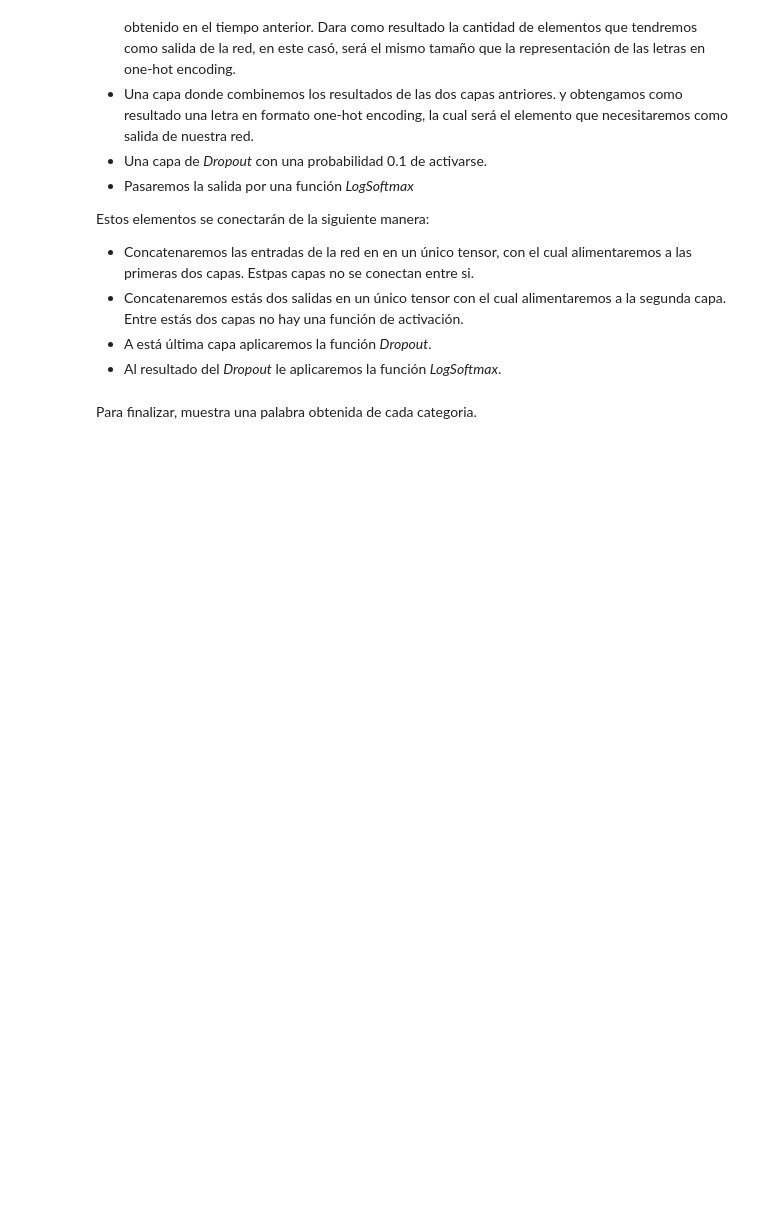
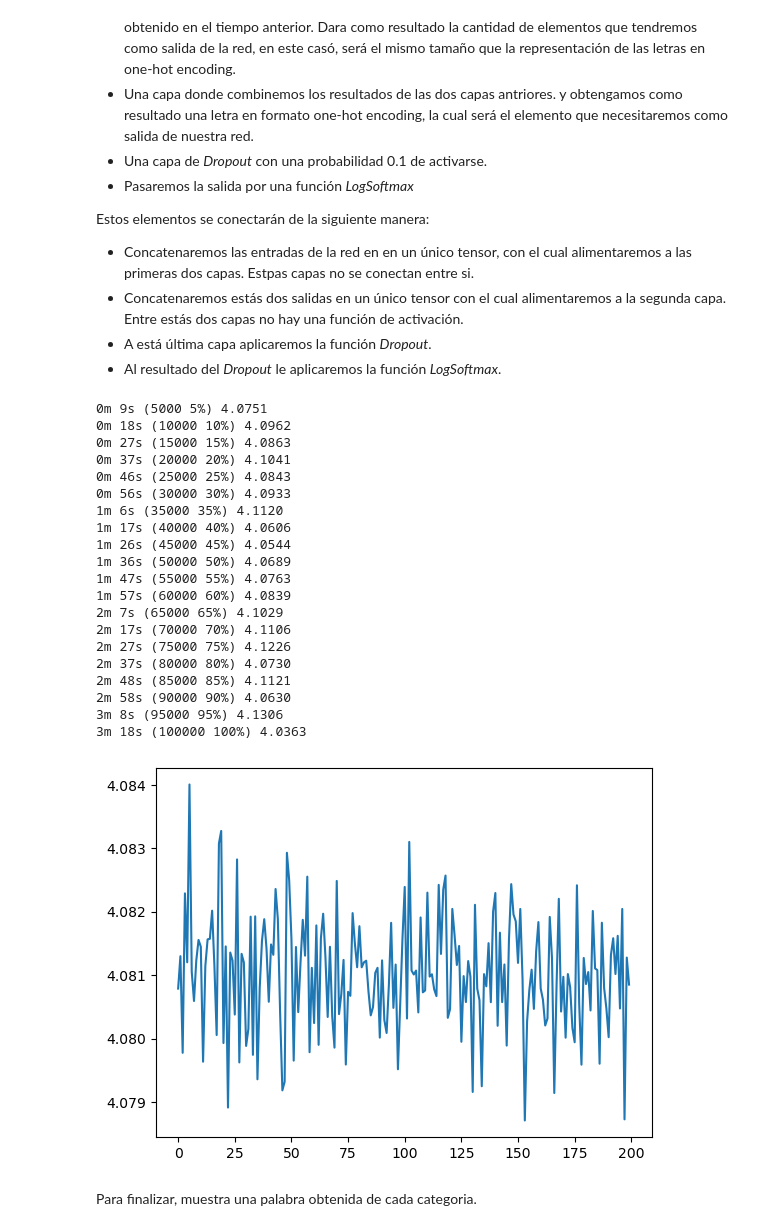
Before and after one commit to CarlosCastanon2099/Redes-Neuronales, a Jupyter notebook: Practicas/Practica-08/RedRecurrente.ipynb, the cells around one changed output. Drawn from its saved outputs; the diff is of its cells as text; code cells hidden in the pictures; blank space fills up the shorter version.

```diff
--- a/Practicas/Practica-08/RedRecurrente.ipynb
+++ b/Practicas/Practica-08/RedRecurrente.ipynb
@@ -162,7 +218,19 @@ def randomTrainingExample():
     en one-hot encoding, las letras de la linea en one-hot encoding, y los valores
     esperados correctos de está linea, como un LongTensor.
     '''
-    pass
+    # Obtenemos una categoría aleatoria y una línea aleatoria de esa categoría.
+    category, line = randomTrainingPair()
+
+    # Convertimos la categoría en one-hot encoding.
+    category_tensor = categoryTensor(category)
+
+    # Convertimos las letras de la línea en one-hot encoding.
+    input_line_tensor = inputTensor(line)
+
+    # Obtenemos los valores esperados correctos de la línea como un LongTensor.
+    target_line_tensor = targetTensor(line)
+
+    return category_tensor, input_line_tensor, target_line_tensor
 # %%
 def train(category_tensor, input_line_tensor, target_line_tensor, rnn, criterion, optimizer):
     '''
@@ -196,31 +292,79 @@ def timeSince(since):
 # %%
 import matplotlib.pyplot as plt
 
 rnn = RNN(n_letters, 128, n_letters)
 
 n_iters = 100000
 print_every = 5000
-plot_every = 5000
+plot_every = 500
 all_losses = []
 total_loss = 0 # Reset every plot_every iters
 
 criterion = nn.NLLLoss()
 
-learning_rate = 0.0005
+learning_rate = 0.00001
 
 optimizer = torch.optim.SGD(rnn.parameters(),learning_rate)
 
 start = time.time()
 
 # Define un entrenamiento donde en cada iteración tomemos un elemento al azar de nuestro conjunto de datos.
 # donde iteres el número de veces definido anteriormente. Suma los errores obtenidos hasta el momento, y
 # descargalos en la lista all_losses cada que pasan plot_every iteraciones, dividelo por la cantidad
 # elementos que sumaste. Imprime cada print_every el porcentaje del entrenamiento que has realizado,
 # así como cuanto tiempo lo has realizado. Al finalizar muestra la gráfica resultante de all_losses. Y
 # guarda tus pesos hasta el momento.
 
+for iter in range(1, n_iters + 1):
+    # Obtener un ejemplo de entrenamiento aleatorio.
+    category_tensor, input_line_tensor, target_line_tensor = randomTrainingExample()
 
-# TODO
+    # Realizar el entrenamiento para este ejemplo.
+    loss = train(category_tensor, input_line_tensor, target_line_tensor, rnn, criterion, optimizer)
+
+    # Sumar el error actual al total.
+    total_loss += loss
+
+    # Imprimir el progreso cada print_every iteraciones.
+    if iter % print_every == 0:
+        percent = iter / n_iters * 100
+        print('%s (%d %d%%) %.4f' % (timeSince(start), iter, percent, loss))
+
+    # Guardar el error promedio cada plot_every iteraciones.
+    if iter % plot_every == 0:
+        avg_loss = total_loss / plot_every
+        all_losses.append(avg_loss)
+        total_loss = 0
+
+# Mostrar la gráfica de los errores.
+plt.figure()
+plt.plot(all_losses)
+plt.show()
+
+# Guardar los pesos de la red neuronal.
+torch.save(rnn.state_dict(), 'rnn_weights.pth')
+# %% [output]
+0m 9s (5000 5%) 4.0751
+0m 18s (10000 10%) 4.0962
+0m 27s (15000 15%) 4.0863
+0m 37s (20000 20%) 4.1041
+0m 46s (25000 25%) 4.0843
+0m 56s (30000 30%) 4.0933
+1m 6s (35000 35%) 4.1120
+1m 17s (40000 40%) 4.0606
+1m 26s (45000 45%) 4.0544
+1m 36s (50000 50%) 4.0689
+1m 47s (55000 55%) 4.0763
+1m 57s (60000 60%) 4.0839
+2m 7s (65000 65%) 4.1029
+2m 17s (70000 70%) 4.1106
+2m 27s (75000 75%) 4.1226
+2m 37s (80000 80%) 4.0730
+2m 48s (85000 85%) 4.1121
+2m 58s (90000 90%) 4.0630
+3m 8s (95000 95%) 4.1306
+3m 18s (100000 100%) 4.0363
+[figure, added]
 # %%
 max_length = 20
 
```
Also changed, not shown: parts of 5 cells of this notebook, 1 other file.
